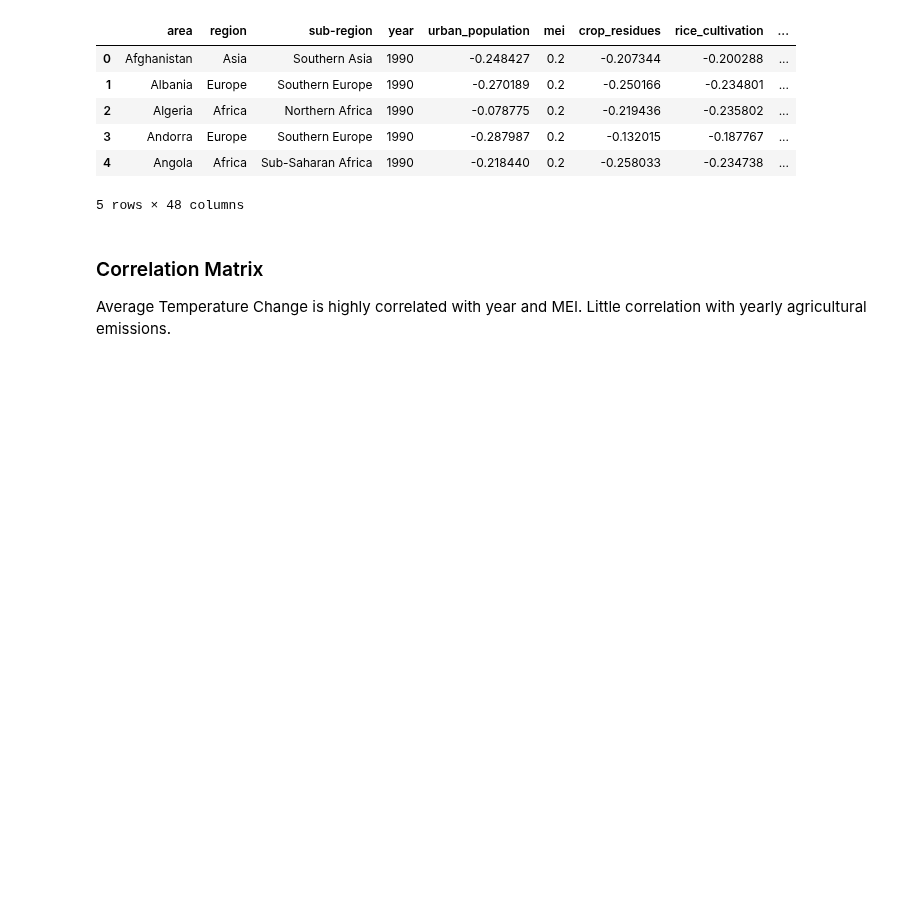
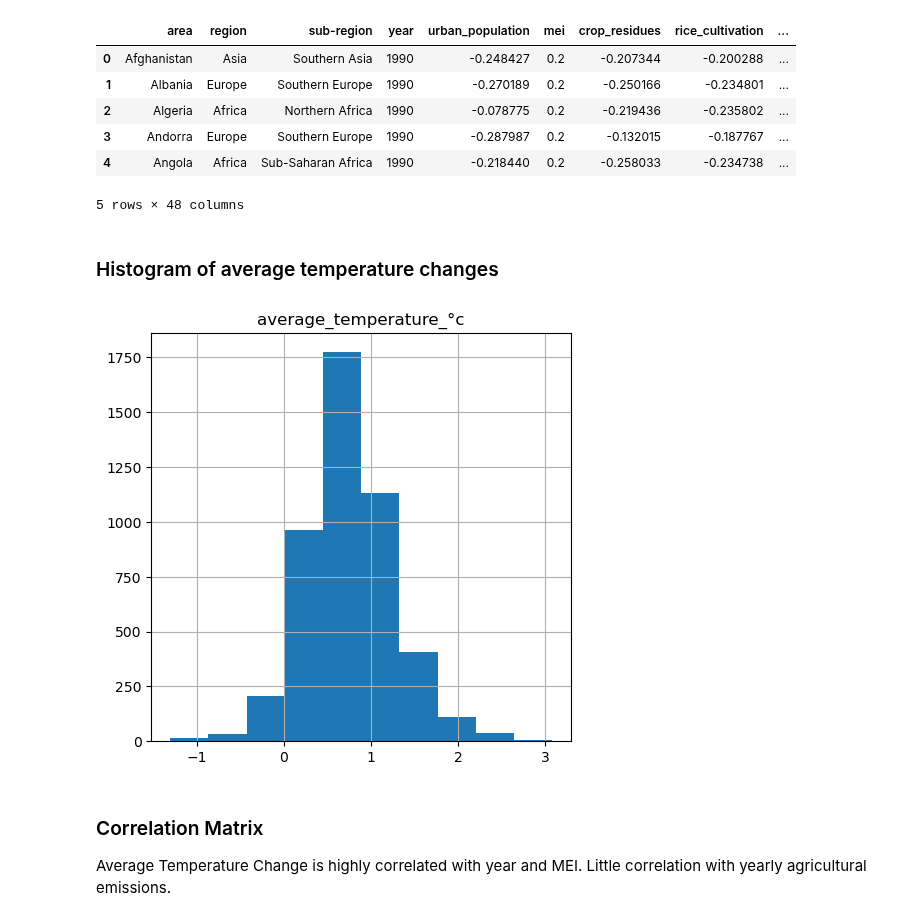
Before and after one commit to fayesimone/agriculture_emissions_prediction, a Jupyter notebook: EDA.ipynb, the cells around one changed output. Cells and saved outputs as stored; diff of their text form; code cells hidden in the pictures; blank space fills up the shorter version.

Commit message:
add histogram of temp changes

```diff
--- a/EDA.ipynb
+++ b/EDA.ipynb
@@ -41,6 +41,24 @@ train.head()
 | 3 | Andorra | Europe | Southern Europe | 1990 | -0.287987 | 0.2 | -0.132015 | -0.187767 | ... |
 | 4 | Angola | Africa | Sub-Saharan Africa | 1990 | -0.218440 | 0.2 | -0.258033 | -0.234738 | ... |
 5 rows × 48 columns
+# %% [markdown]
+### Histogram of average temperature changes
+# %%
+vars = [
+'average_temperature_°c']
+
+def draw_histograms(df, variables, n_rows, n_cols):
+    fig=plt.figure(figsize=(18,18))
+    for i, var_name in enumerate(variables):
+        ax=fig.add_subplot(n_rows,n_cols,i+1)
+        df[var_name].hist(bins=10,ax=ax)
+        ax.set_title(var_name)
+    fig.tight_layout()  # Improves appearance a bit.
+    plt.show()
+
+draw_histograms(train, vars, 4,4)
+# %% [output]
+[figure, added]
 # %% [markdown]
 ### Correlation Matrix
 
```
